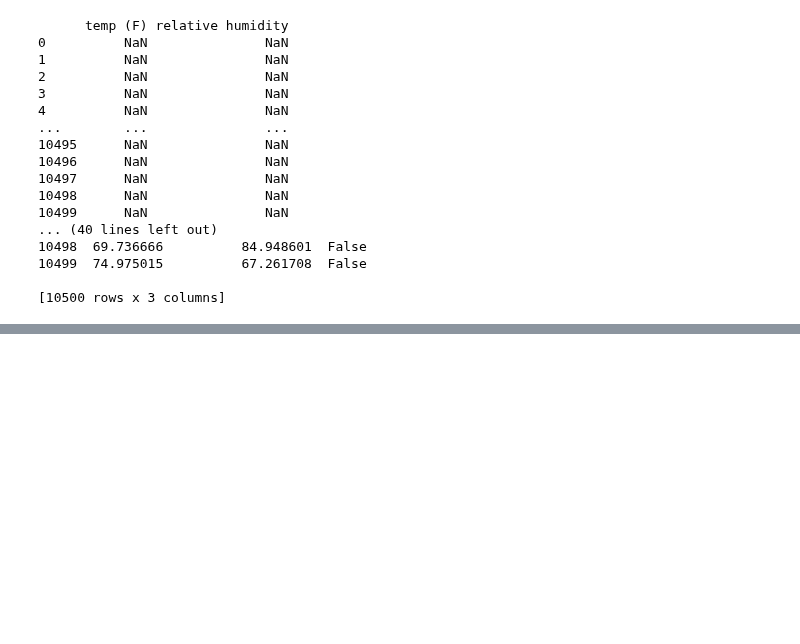
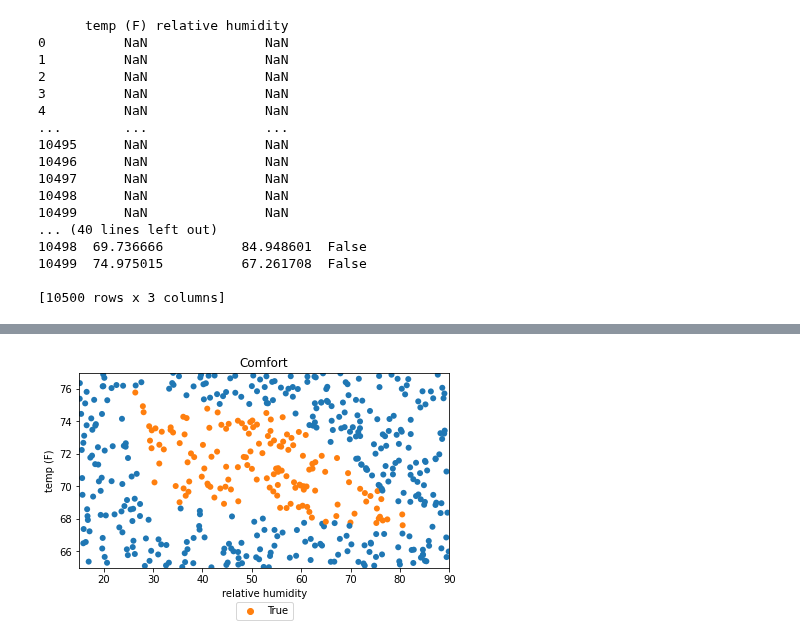
Before and after one commit to nicholasfurl/Great-Courses, a Jupyter notebook: Lesson08_nearestNeighbor_comfort.ipynb, the cells around one changed output, grey strips where cells are left out. Saved outputs shown, nothing was run; the diff lists cells and outputs as text; code cells hidden in the pictures; blank space fills up the shorter version.

```diff
--- a/Lesson08_nearestNeighbor_comfort.ipynb
+++ b/Lesson08_nearestNeighbor_comfort.ipynb
@@ -140,0 +139,35 @@ dat, test_dat, labs, test_labs = train_test_split(all_dat[['temp (F)', 'relative
+# %%
+#Make a plot of the comfort zone. Should be a reconstricted version of the one in the linked article
+
+# Plot
+
+import seaborn as sns   #based on matplot, meant for stats viz https://seaborn.pydata.org/. Will look forward to learning this!
+
+#So scatterplot function - useful for me!
+#https://seaborn.pydata.org/generated/seaborn.scatterplot.html
+#I guess these arguments can go in in any order so long as they are specified by data =  etc
+#So dat are the training data (temp & rh) and labs are the test labels (True, False)
+#They are concatenated into a larger DataFrame and passed in as data
+#I guess the x and y arguments both specify which column to use for what and probably default to become the axis labels
+#Again, the hue property probably refers to the column header in data.
+#Linewidth = 0 probably means no line
+ax = sns.scatterplot(x='relative humidity', y='temp (F)', hue='labs', data=pd.concat([dat, labs], axis=1), linewidth=0, marker='o')
+
+#So we have subplot handels as in matlab
+h,l = ax.get_legend_handles_labels()
+
+#So I can create the scatterplot by importing seaborn alone but if I want to modify anything about it, then I need to import matplotlib too
+import matplotlib.pyplot as plt
+
+#The below is similar to matlab
+plt.ylim(65,77)
+plt.xlim(15,90)
+
+#Why do we need h and l both and why index 1?
+#Looks like legend moved to bottom center of graph (at [50,-.15] in fact!) and the false entry dropped off
+plt.legend(h[1:], l[1:], bbox_to_anchor=(0.5, -0.15), loc="upper center", ncol=2)
+
+plt.title('Comfort')
+plt.tight_layout()
+# %% [output]
+[figure, added]
```
Also changed, not shown: parts of 3 cells of this notebook.
